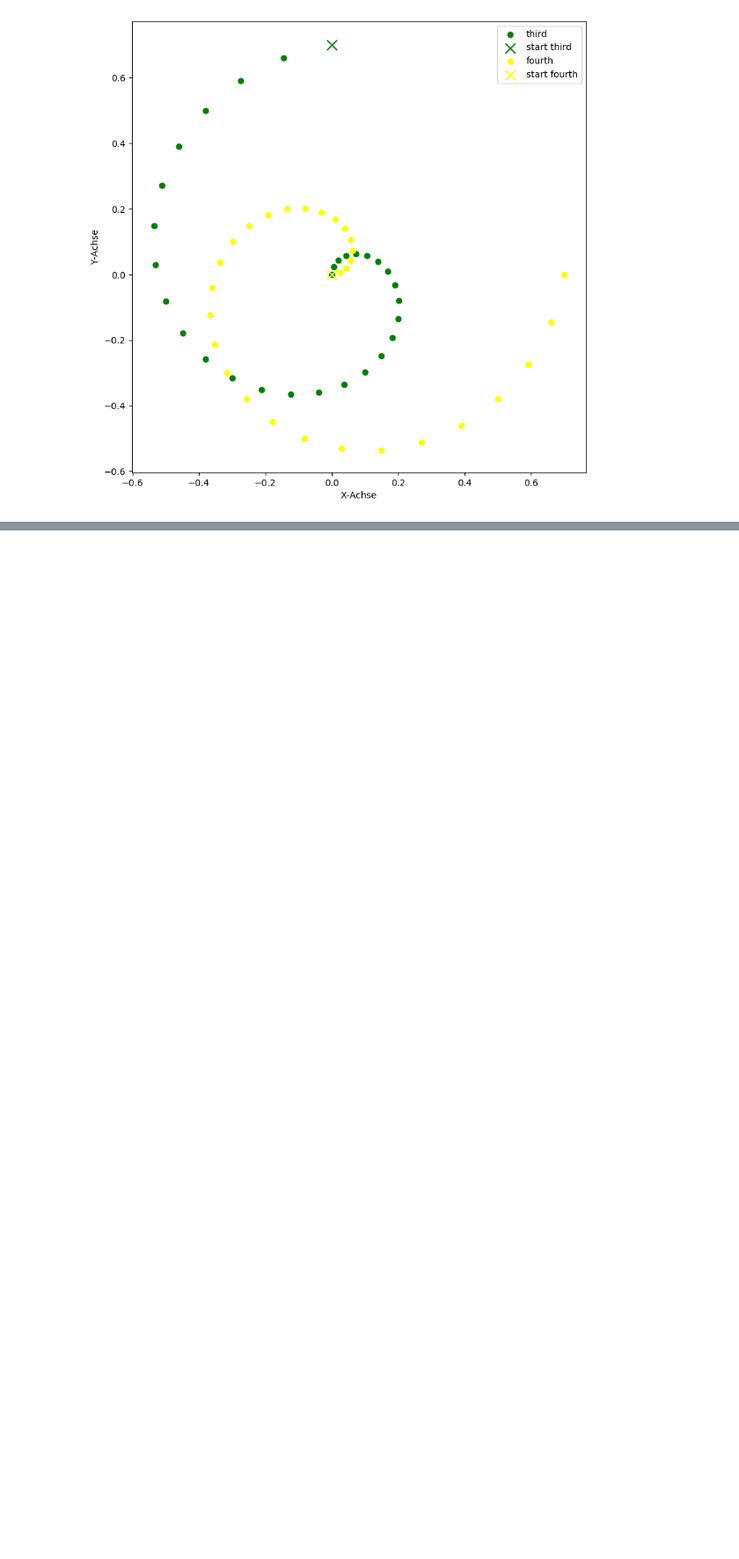
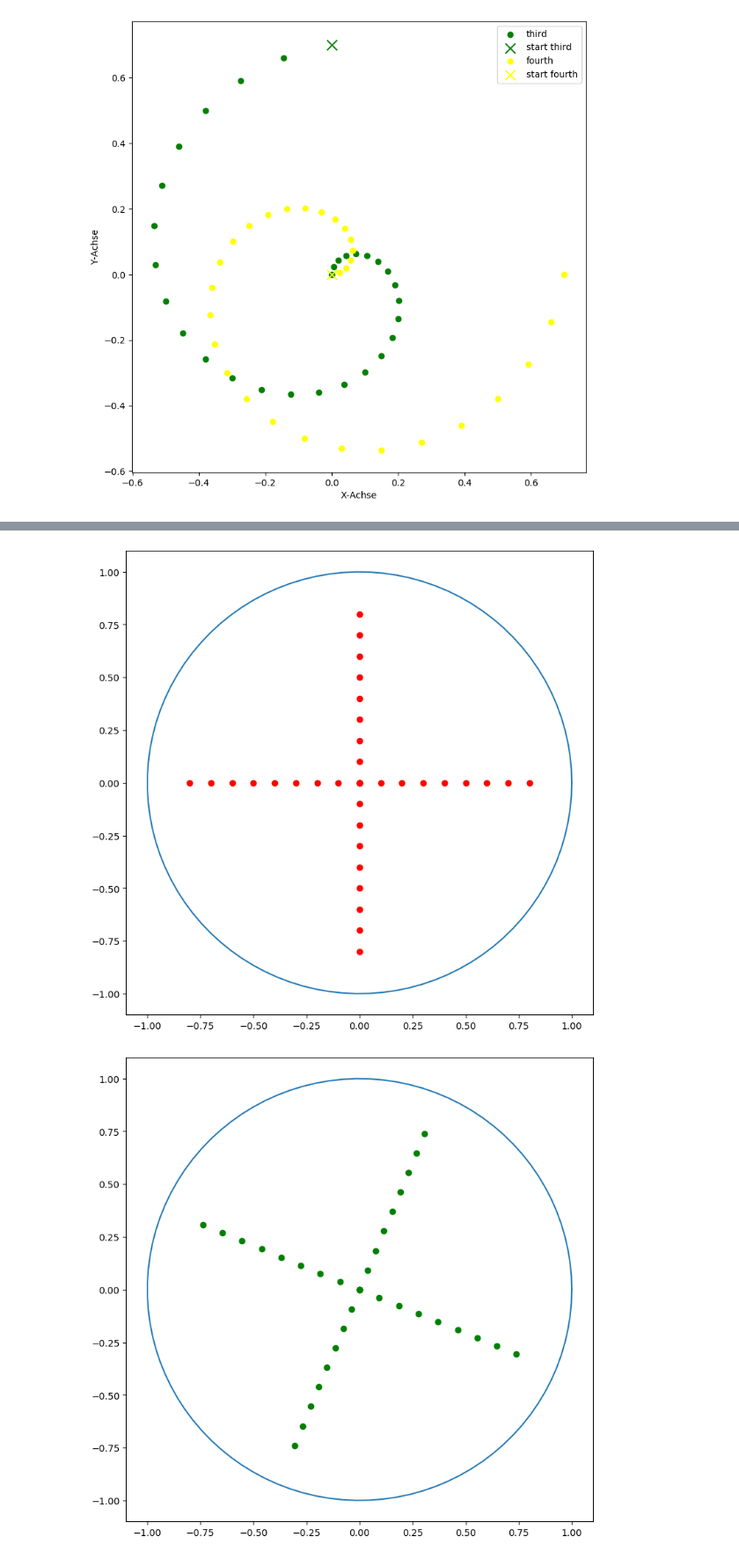
Before and after one commit to Food-Ninja/MixingIngredients, a Jupyter notebook: ipynb/motion.ipynb, the cells around one changed output, grey strips where cells are left out. Shown at 88% size. Saved outputs shown, nothing was run; the diff lists cells and outputs as text; code cells hidden in the pictures; blank space fills up the shorter version.

```diff
--- a/ipynb/motion.ipynb
+++ b/ipynb/motion.ipynb
@@ -60,0 +81,39 @@ plt.show()
+# %%
+radius_lower = 0.1
+radius_upper = 0.9
+x_start, y_start = [0, 0]
+line_start = x_start + radius_upper * np.cos(0)
+line = np.linspace([x_start, line_start], [x_start, y_start], num=10)
+
+# Circle
+theta = np.linspace(0, 2 * np.pi, 100)
+radius = 1
+x_circle = radius * np.cos(theta)
+y_circle = radius * np.sin(theta)
+# %%
+colors = ["red", "green", "blue", "yellow"]
+for x in range(4):
+    radian_shift1 = np.radians(22.5)
+    radian_shift2 = np.radians(90.0)
+
+    rotation_matrix = np.array([[np.cos(radian_shift1), -np.sin(radian_shift1)],
+                                [np.sin(radian_shift1), np.cos(radian_shift1)]])
+
+    rotation_matrix2 = np.array([[np.cos(radian_shift2), -np.sin(radian_shift2)],
+                                 [np.sin(radian_shift2), np.cos(radian_shift2)]])
+
+    line2 = line @ rotation_matrix2
+    line3 = line2 @ rotation_matrix2
+    line4 = line3 @ rotation_matrix2
+
+    plt.figure(figsize=(9, 9))
+    plt.plot(x_circle, y_circle)
+    plt.scatter(line[:, 0][1:], line[:, 1][1:], color=colors[x], marker='o')
+    plt.scatter(line2[:, 0][1:], line2[:, 1][1:], color=colors[x], marker='o')
+    plt.scatter(line3[:, 0][1:], line3[:, 1][1:], color=colors[x], marker='o')
+    plt.scatter(line4[:, 0][1:], line4[:, 1][1:], color=colors[x], marker='o')
+
+    line = line @ rotation_matrix
+# %% [output]
+[figure, added]
+[figure, added]
```
Also changed, not shown: parts of 17 cells of this notebook.
